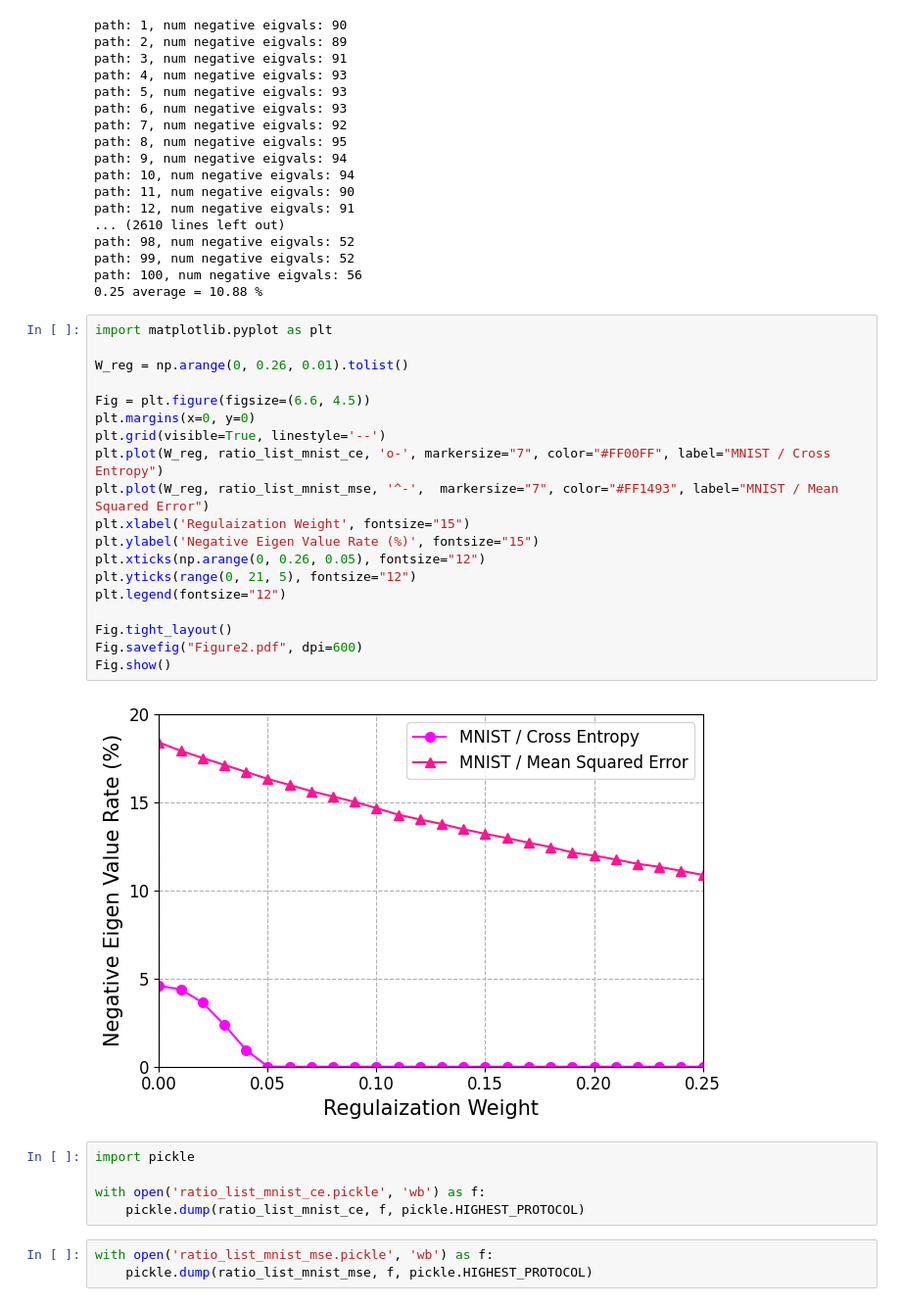
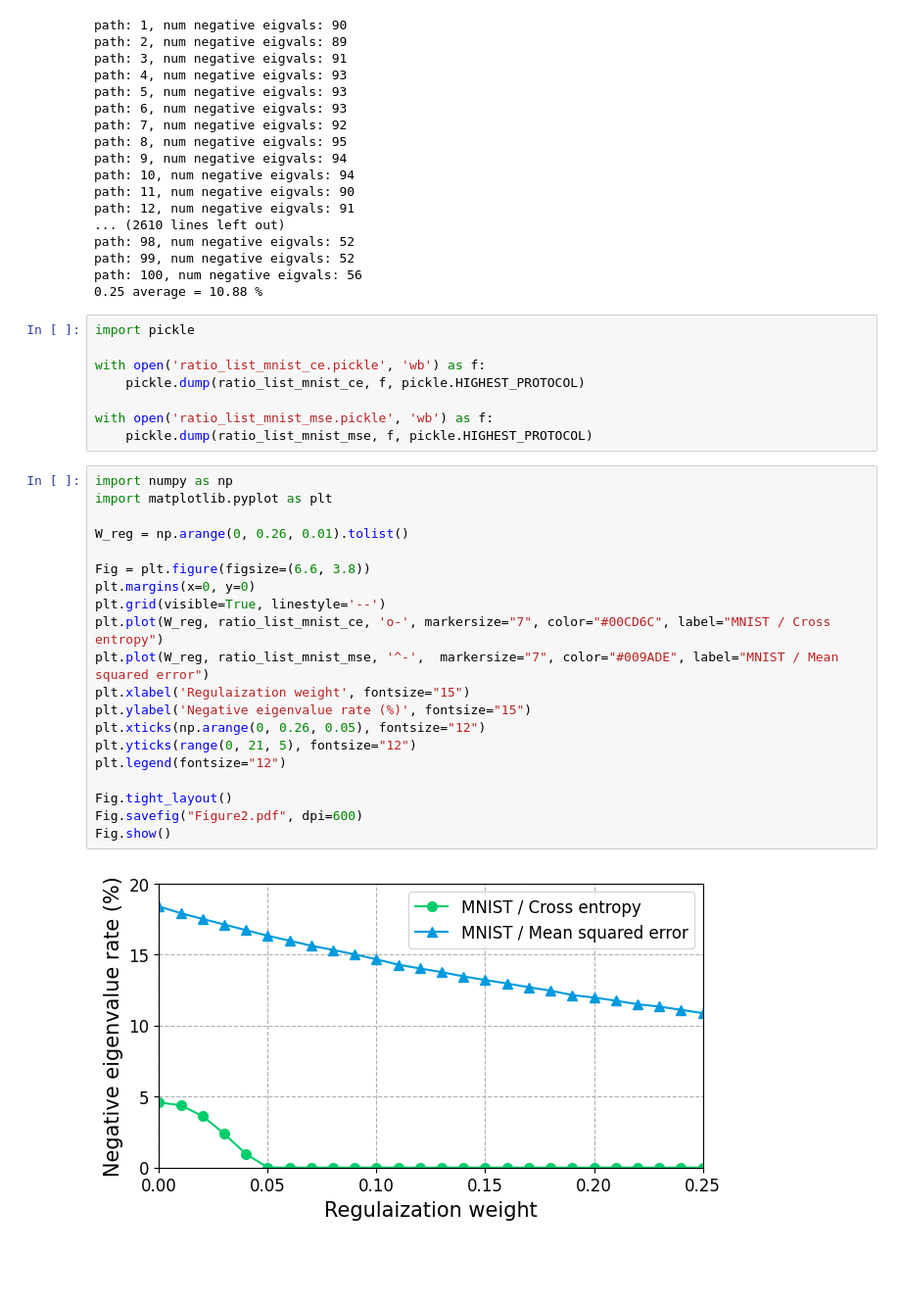
Before and after one commit to hslyu/GIF, a Jupyter notebook: scripts/Figure_2-Negative_eigval_rate.ipynb, the cells around one changed output. Shown at 98% size. Saved outputs shown, nothing was run; the diff lists cells and outputs as text; blank space fills up the shorter version.

```diff
--- a/scripts/Figure_2-Negative_eigval_rate.ipynb
+++ b/scripts/Figure_2-Negative_eigval_rate.ipynb
@@ -169,32 +169,33 @@ path: 98, num negative eigvals: 52
 path: 99, num negative eigvals: 52
 path: 100, num negative eigvals: 56
 0.25 average = 10.88 %
-# %%
-import matplotlib.pyplot as plt
-
-W_reg = np.arange(0, 0.26, 0.01).tolist()
-
-Fig = plt.figure(figsize=(6.6, 4.5))
-plt.margins(x=0, y=0)
-plt.grid(visible=True, linestyle='--')
-plt.plot(W_reg, ratio_list_mnist_ce, 'o-', markersize="7", color="#FF00FF", label="MNIST / Cross Entropy")
-plt.plot(W_reg, ratio_list_mnist_mse, '^-',  markersize="7", color="#FF1493", label="MNIST / Mean Squared Error")
-plt.xlabel('Regulaization Weight', fontsize="15")
-plt.ylabel('Negative Eigen Value Rate (%)', fontsize="15")
-plt.xticks(np.arange(0, 0.26, 0.05), fontsize="12")
-plt.yticks(range(0, 21, 5), fontsize="12")
-plt.legend(fontsize="12")
-
-Fig.tight_layout()
-Fig.savefig("Figure2.pdf", dpi=600)
-Fig.show()
-# %% [output]
-[figure, old version]
 # %%
 import pickle
 
 with open('ratio_list_mnist_ce.pickle', 'wb') as f:
     pickle.dump(ratio_list_mnist_ce, f, pickle.HIGHEST_PROTOCOL)
+
+with open('ratio_list_mnist_mse.pickle', 'wb') as f:
+    pickle.dump(ratio_list_mnist_mse, f, pickle.HIGHEST_PROTOCOL)
-# %%
-with open('ratio_list_mnist_mse.pickle', 'wb') as f:
-    pickle.dump(ratio_list_mnist_mse, f, pickle.HIGHEST_PROTOCOL)
+# %%
+import numpy as np
+import matplotlib.pyplot as plt
+
+W_reg = np.arange(0, 0.26, 0.01).tolist()
+
+Fig = plt.figure(figsize=(6.6, 3.8))
+plt.margins(x=0, y=0)
+plt.grid(visible=True, linestyle='--')
+plt.plot(W_reg, ratio_list_mnist_ce, 'o-', markersize="7", color="#00CD6C", label="MNIST / Cross entropy")
+plt.plot(W_reg, ratio_list_mnist_mse, '^-',  markersize="7", color="#009ADE", label="MNIST / Mean squared error")
+plt.xlabel('Regulaization weight', fontsize="15")
+plt.ylabel('Negative eigenvalue rate (%)', fontsize="15")
+plt.xticks(np.arange(0, 0.26, 0.05), fontsize="12")
+plt.yticks(range(0, 21, 5), fontsize="12")
+plt.legend(fontsize="12")
+
+Fig.tight_layout()
+Fig.savefig("Figure2.pdf", dpi=600)
+Fig.show()
+# %% [output]
+[figure, new version]
```
Also changed, not shown: parts of 1 cell of this notebook.
